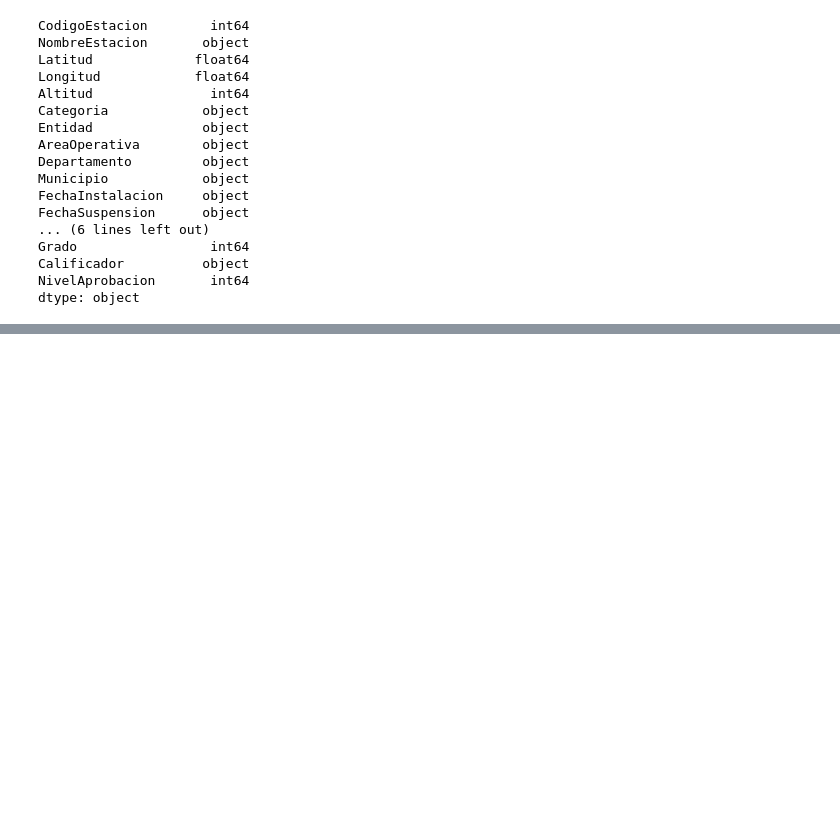
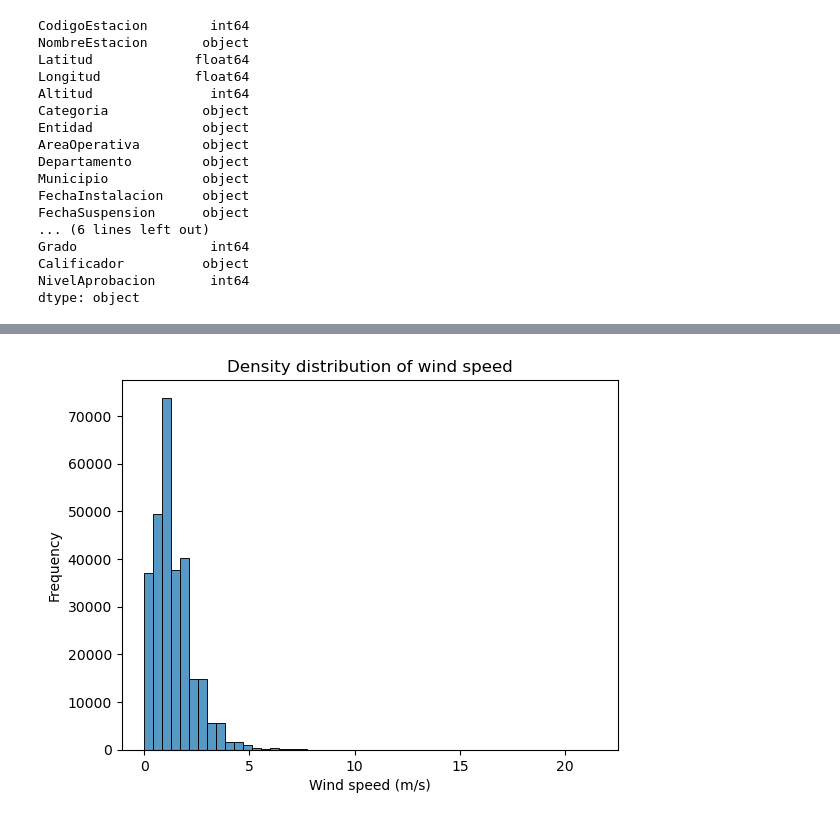
Before and after one commit to marlon-cooh/eda_projects, a Jupyter notebook: 3-wind-exploration.ipynb, the cells around one changed output, grey strips where cells are left out. Drawn from its saved outputs; the diff is of its cells as text; code cells hidden in the pictures; blank space fills up the shorter version.

```diff
--- a/3-wind-exploration.ipynb
+++ b/3-wind-exploration.ipynb
@@ -102,0 +99,4 @@ ValueError: Can only use .dt accessor with datetimelike values, your column is n
+# %%
+meta.wclean.normal_wind_density_dist("Valor80", bins=50)
+# %% [output]
+[figure, added]
```
Also changed, not shown: parts of 8 cells of this notebook, 1 other file.
